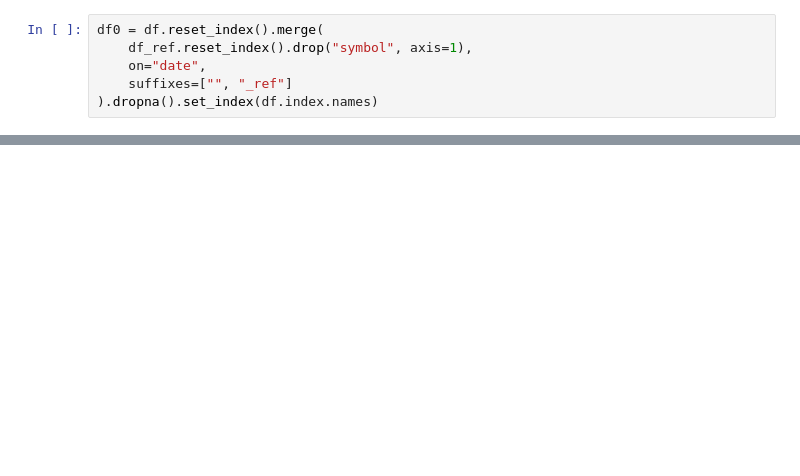
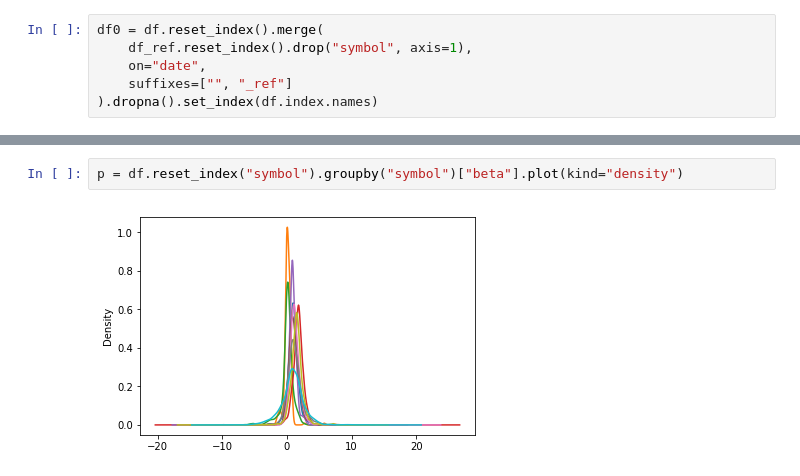
Before and after one commit to vincentqb/beta-computation, a Jupyter notebook: Exploration.ipynb, the cells around one changed output, grey strips where cells are left out. Drawn from its saved outputs; the diff is of its cells as text; blank space fills up the shorter version.

```diff
--- a/Exploration.ipynb
+++ b/Exploration.ipynb
@@ -58,0 +84,4 @@ p = df.reset_index("symbol").groupby("symbol")["beta"].plot()
+# %%
+p = df.reset_index("symbol").groupby("symbol")["beta"].plot(kind="density")
+# %% [output]
+[figure, added]
```
Also changed, not shown: parts of 12 cells of this notebook, 1 other file.
